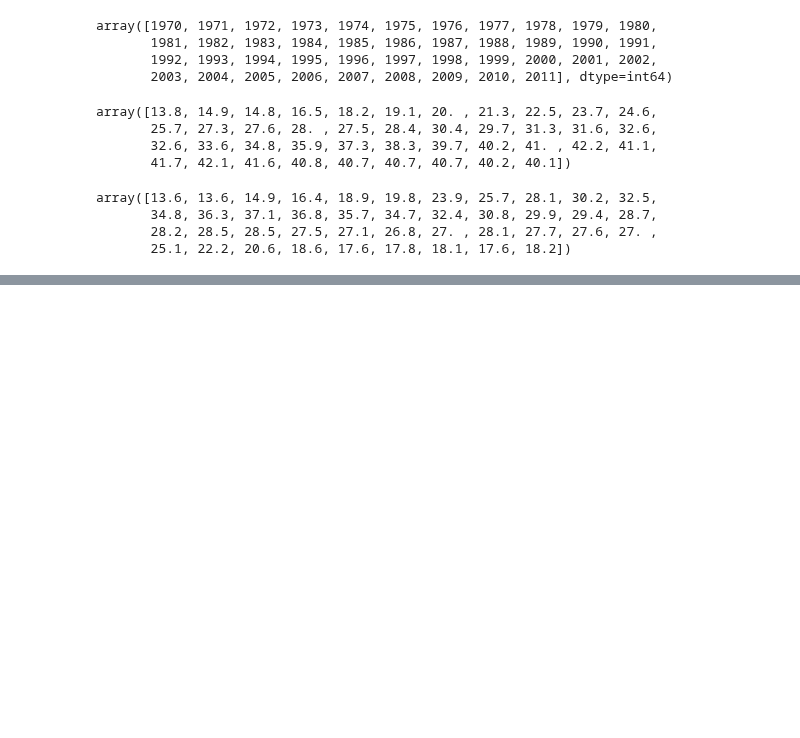
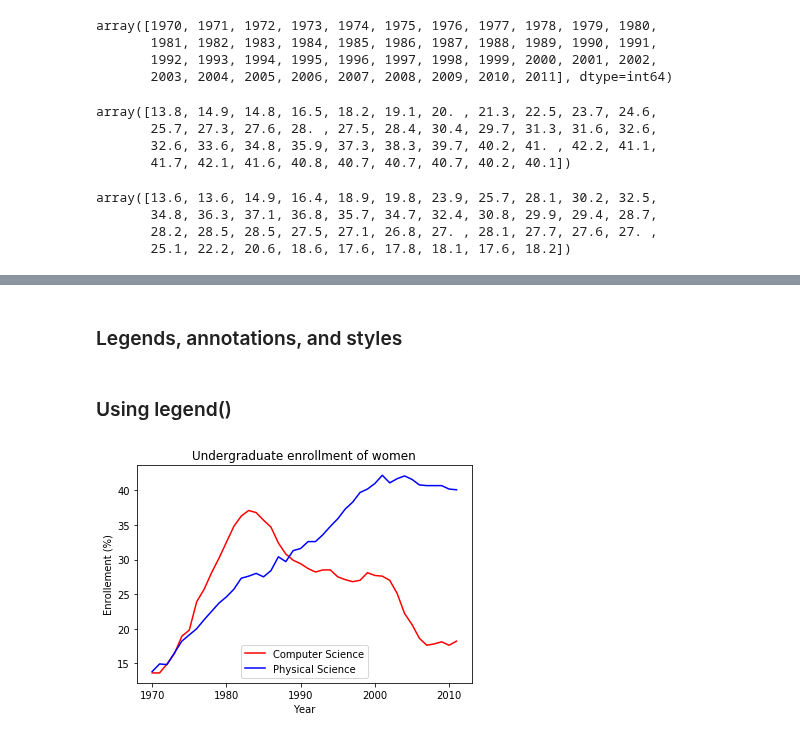
Before and after one commit to MikSm1th/datacamp_notes, a Jupyter notebook: introduction_to_data_visualization_with_python/customizing_plots.ipynb, the cells around one changed output, grey strips where cells are left out. Saved outputs shown, nothing was run; the diff lists cells and outputs as text; code cells hidden in the pictures; blank space fills up the shorter version.

```diff
--- a/introduction_to_data_visualization_with_python/customizing_plots.ipynb
+++ b/introduction_to_data_visualization_with_python/customizing_plots.ipynb
@@ -134,0 +209,16 @@ plt.show()
+# %% [markdown]
+### Legends, annotations, and styles
+# %% [markdown]
+### Using legend()
+# %%
+# Specify the labels
+plt.plot(year, computer_science, color='red', label = 'Computer Science')
+plt.plot(year, physical_sciences, color='blue', label = 'Physical Science')
+plt.legend(loc='lower center')
+
+plt.xlabel('Year')
+plt.ylabel('Enrollement (%)')
+plt.title('Undergraduate enrollment of women')
+plt.show()
+# %% [output]
+[figure, added]
```
Also changed, not shown: parts of 12 cells of this notebook, 3 other files.
